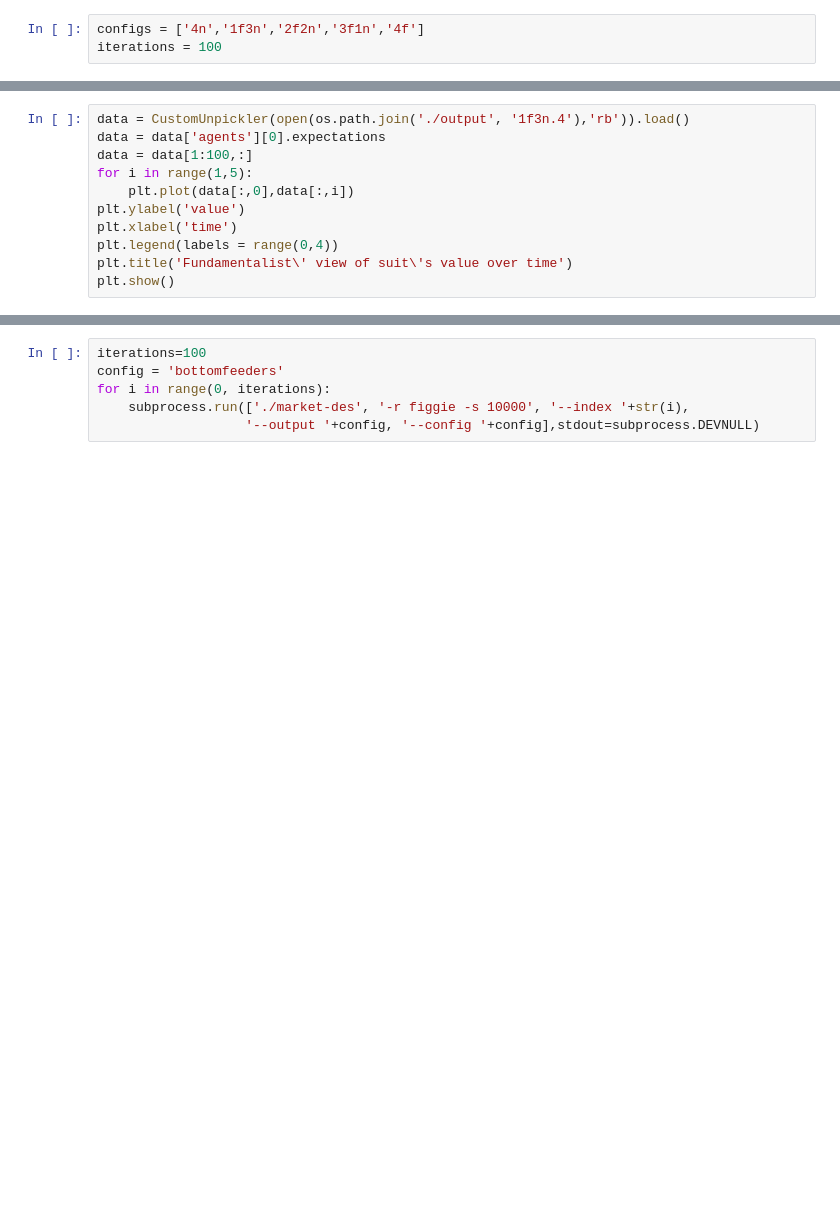
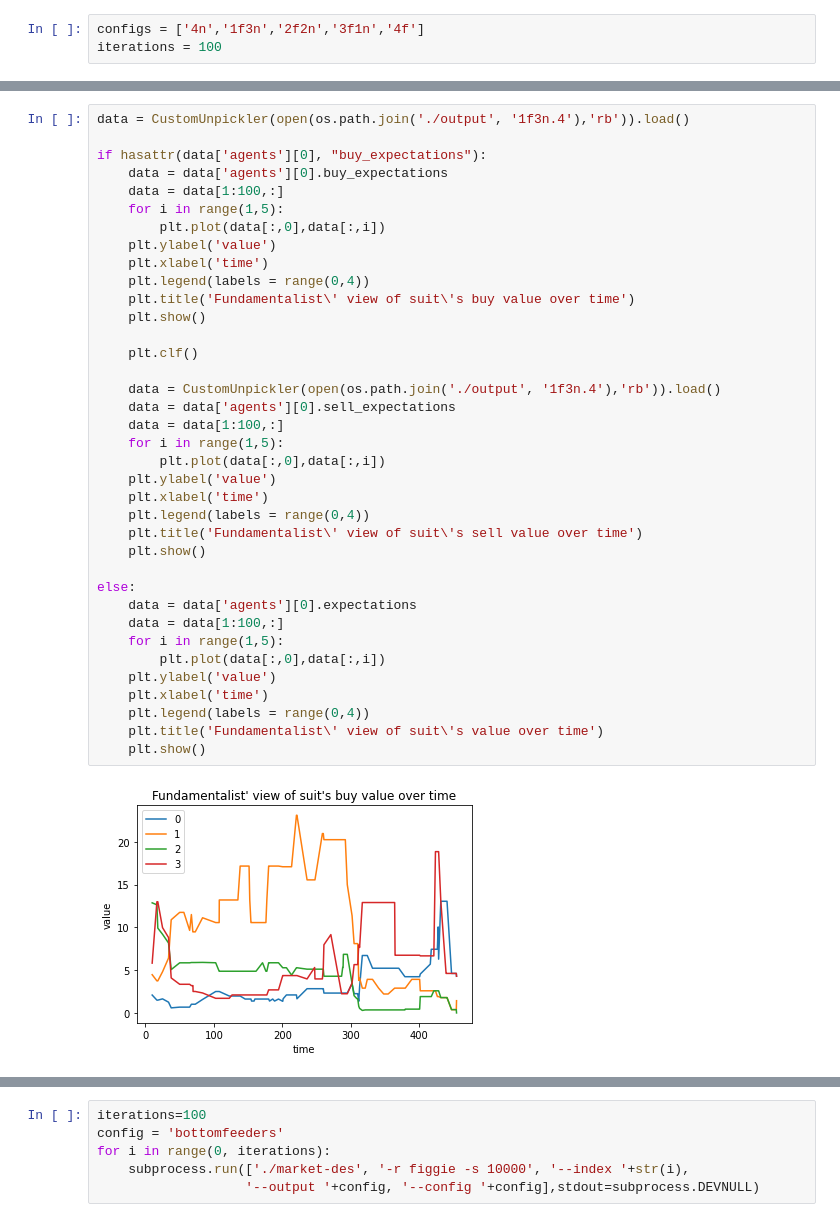
Before and after one commit to anthonyozerov/market-des, a Jupyter notebook: analysis.ipynb, the cells around one changed output, grey strips where cells are left out. Cells and saved outputs as stored; diff of their text form; blank space fills up the shorter version.

```diff
--- a/analysis.ipynb
+++ b/analysis.ipynb
@@ -126,11 +178,39 @@ for config in configs:
 # %%
 data = CustomUnpickler(open(os.path.join('./output', '1f3n.4'),'rb')).load()
-data = data['agents'][0].expectations
-data = data[1:100,:]
-for i in range(1,5):
-    plt.plot(data[:,0],data[:,i])
-plt.ylabel('value')
-plt.xlabel('time')
-plt.legend(labels = range(0,4))
-plt.title('Fundamentalist\' view of suit\'s value over time')
-plt.show()
+
+if hasattr(data['agents'][0], "buy_expectations"):
+    data = data['agents'][0].buy_expectations
+    data = data[1:100,:]
+    for i in range(1,5):
+        plt.plot(data[:,0],data[:,i])
+    plt.ylabel('value')
+    plt.xlabel('time')
+    plt.legend(labels = range(0,4))
+    plt.title('Fundamentalist\' view of suit\'s buy value over time')
+    plt.show()
+
+    plt.clf()
+
+    data = CustomUnpickler(open(os.path.join('./output', '1f3n.4'),'rb')).load()
+    data = data['agents'][0].sell_expectations
+    data = data[1:100,:]
+    for i in range(1,5):
+        plt.plot(data[:,0],data[:,i])
+    plt.ylabel('value')
+    plt.xlabel('time')
+    plt.legend(labels = range(0,4))
+    plt.title('Fundamentalist\' view of suit\'s sell value over time')
+    plt.show()
+
+else:
+    data = data['agents'][0].expectations
+    data = data[1:100,:]
+    for i in range(1,5):
+        plt.plot(data[:,0],data[:,i])
+    plt.ylabel('value')
+    plt.xlabel('time')
+    plt.legend(labels = range(0,4))
+    plt.title('Fundamentalist\' view of suit\'s value over time')
+    plt.show()
+# %% [output]
+[figure, added]
```
Also changed, not shown: parts of 11 cells of this notebook, 12 other files.
